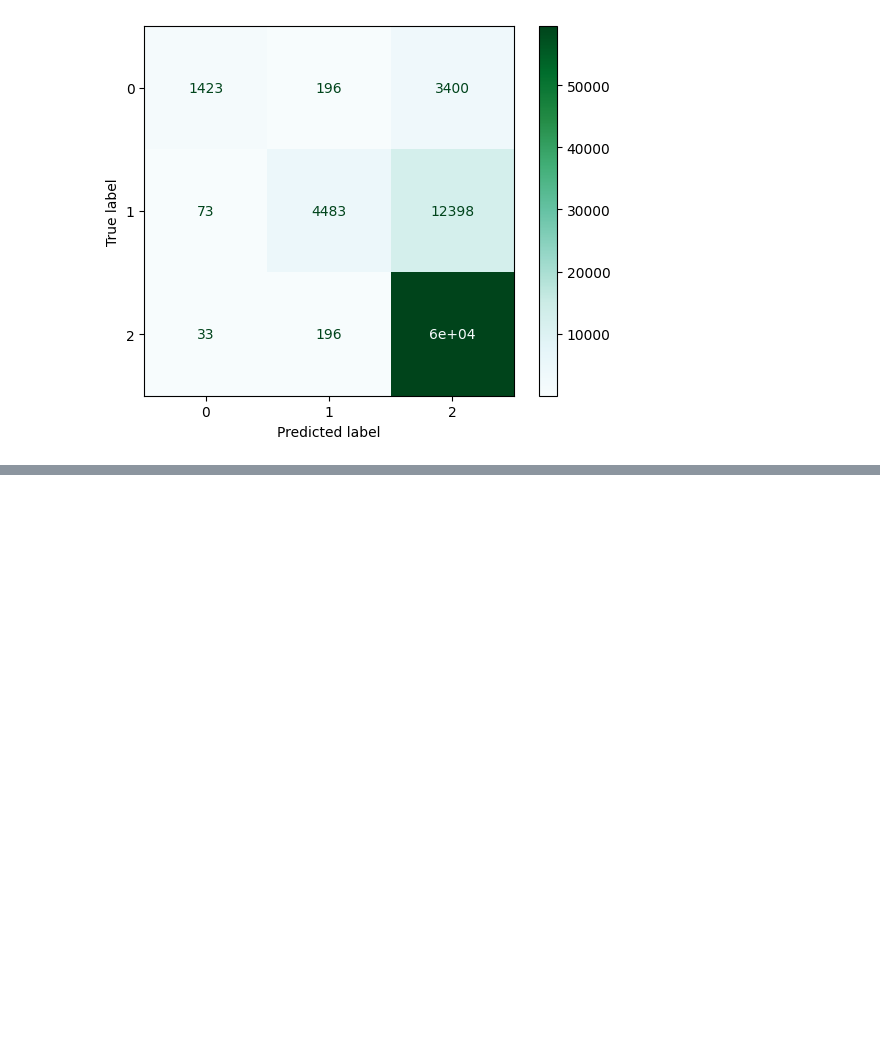
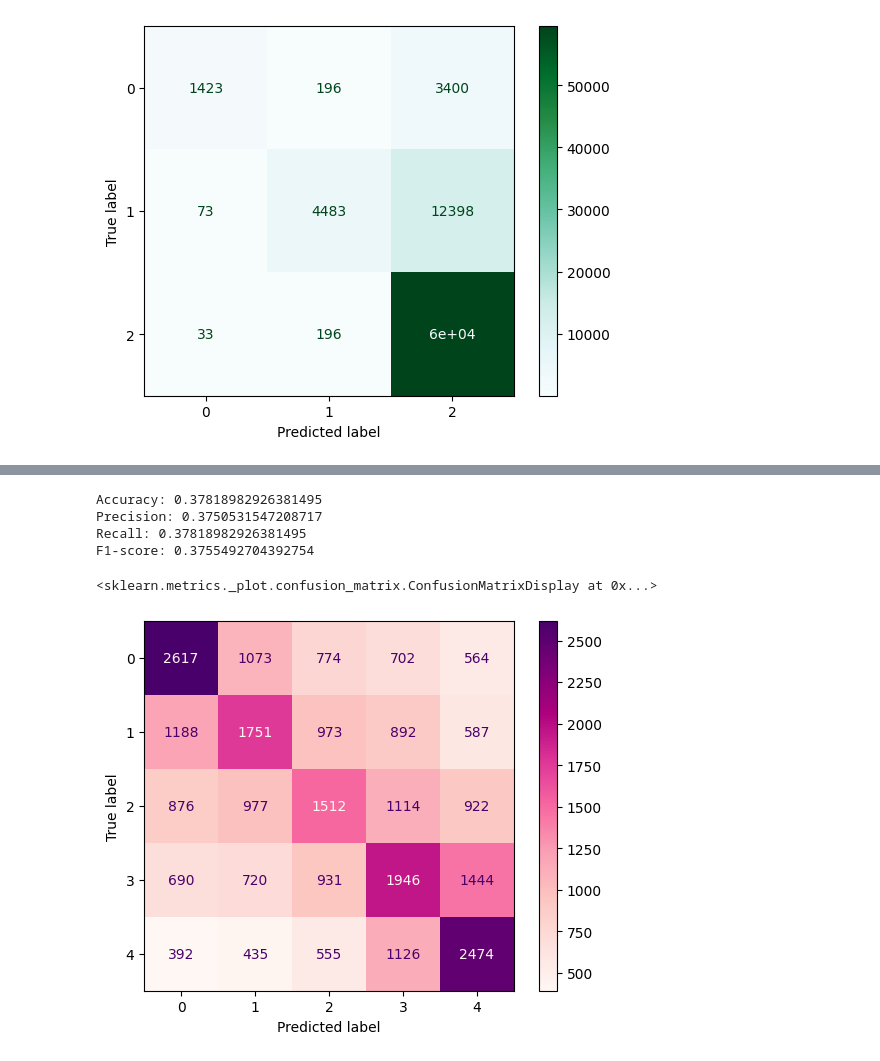
Before and after one commit to XenaN/Chem_conditions, a Jupyter notebook: notebooks/XGBoost_Classifier_ipynb_.ipynb, the cells around one changed output, grey strips where cells are left out. Drawn from its saved outputs; the diff is of its cells as text; code cells hidden in the pictures; blank space fills up the shorter version.

```diff
--- a/notebooks/XGBoost_Classifier_ipynb_.ipynb
+++ b/notebooks/XGBoost_Classifier_ipynb_.ipynb
@@ -113,0 +215,4 @@ cm_display
+# %%
+df_new['yield_value'] = df['yield_value'].apply(get_yield_class).to_frame().set_index(df.index)
+# %%
+X_train_2, X_test_2, y_train_2, y_test_2 = train_test_split(reactions_fp, df_new['yield_value'], test_size=0.25, random_state=42, shuffle=True)
@@ -113,0 +281,3 @@ cm_display
+# %%
+model = xgb.XGBClassifier(**study_class.best_params)
+model.fit(X_train_2, y_train_2)
@@ -113,0 +297,19 @@ cm_display
+# %%
+y_test_pred = model.predict(X_test_2)
+# %%
+print('Accuracy:', accuracy_score(y_test_2, y_test_pred))
+print('Precision:', precision_score(y_test_2, y_test_pred, average='weighted'))
+print('Recall:', recall_score(y_test_2, y_test_pred, average='weighted'))
+print('F1-score:', f1_score(y_test_2, y_test_pred, average='weighted'))
+# %% [output]
+Accuracy: 0.37818982926381495
+Precision: 0.3750531547208717
+Recall: 0.37818982926381495
+F1-score: 0.3755492704392754
+# %%
+cm = confusion_matrix(y_test_2, y_test_pred)
+cm_display = ConfusionMatrixDisplay(cm).plot(cmap=plt.cm.RdPu)
+cm_display
+# %% [output]
+<sklearn.metrics._plot.confusion_matrix.ConfusionMatrixDisplay at 0x...>
+[figure, added]
```
Also changed, not shown: parts of 18 cells of this notebook.
